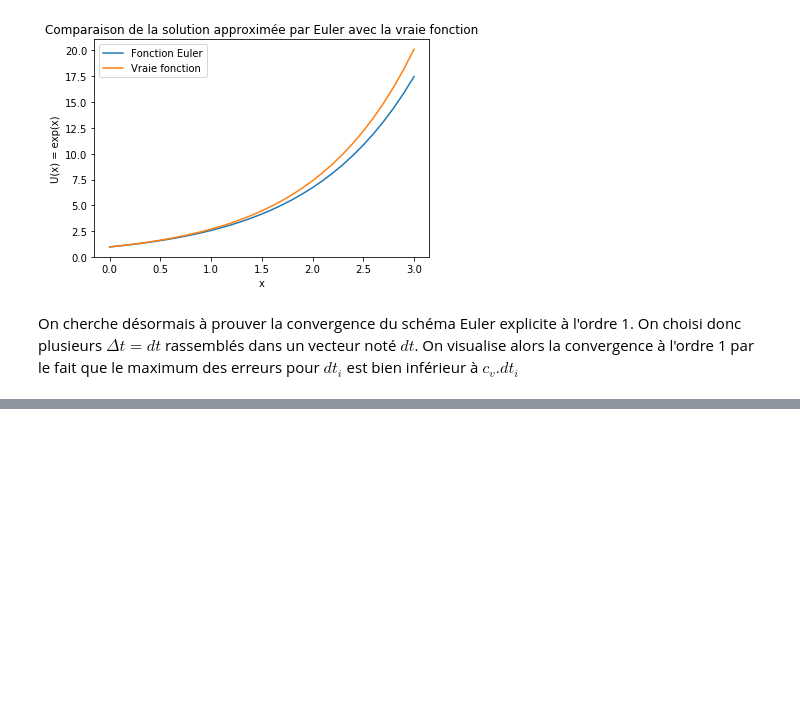
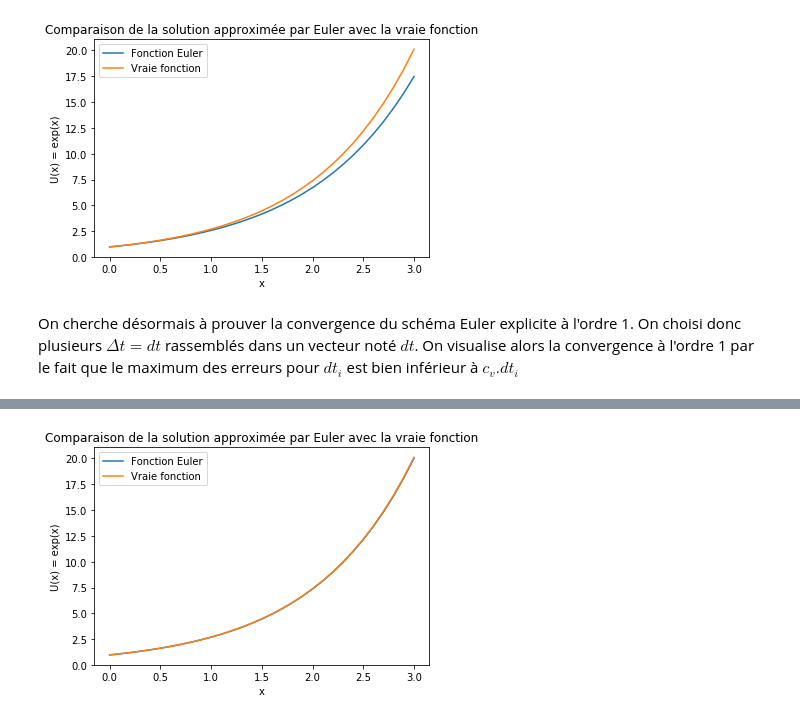
Before and after one commit to leosimplet/ChoixDuPas, a Jupyter notebook: ChoixDuPas.ipynb, the cells around one changed output, grey strips where cells are left out. Cells and saved outputs as stored; diff of their text form; code cells hidden in the pictures; blank space fills up the shorter version.

```diff
--- a/ChoixDuPas.ipynb
+++ b/ChoixDuPas.ipynb
@@ -68,15 +70,26 @@ plt.show()
 # %%
-def solve_euler_explicit_degre2(f, x0, x0p, dt):
+def solve_euler_explicit(f, x0, dt, tf, t0 = 0):
     """
-    Systemes de la forme : Upp = f(Up, U, t)
-    Description de f : f = (lambda Up, U, t : ...)
+    Systemes de la forme : Up = f(U, t)
+    Description de f : f = (lambda U, t : ...)
                         --> si Up et/ou U et/ou t n'apparait pas dans le systeme diff, ne pas le.s mentionner dans les ...
     """
-    a, b = 0, 1
-    t = np.arange(a, b, dt)
+    t = np.arange(t0, tf + dt, dt)
     x = [x0]
-    xp = [x0p]
-    for tk in t:
-        x += [x[-1] + dt*xp[-1]]
-        xp += [xp[-1] + dt*f(xp[-1], x[-1])]
+    for tk in t[:-1]:
+        x += [x[-1] + dt * f(x[-1] + 0.5*dt*f(x[-1],tk), tk + 0.5*dt)]
+    x = np.array(x)
     return(t, x)
+# %%
+dt = 0.1
+t, x = solve_euler_explicit(lambda u, t : u, 1, dt, 3, 0)
+vraie_fonction = np.exp(t)
+plt.plot(t, x, label = 'Fonction Euler')
+plt.plot(t, vraie_fonction, label = 'Vraie fonction')
+plt.xlabel('x')
+plt.ylabel('U(x) = exp(x)')
+plt.title('Comparaison de la solution approximée par Euler avec la vraie fonction')
+plt.legend()
+plt.show()
+# %% [output]
+[figure, added]
```
Also changed, not shown: parts of 5 cells of this notebook.
